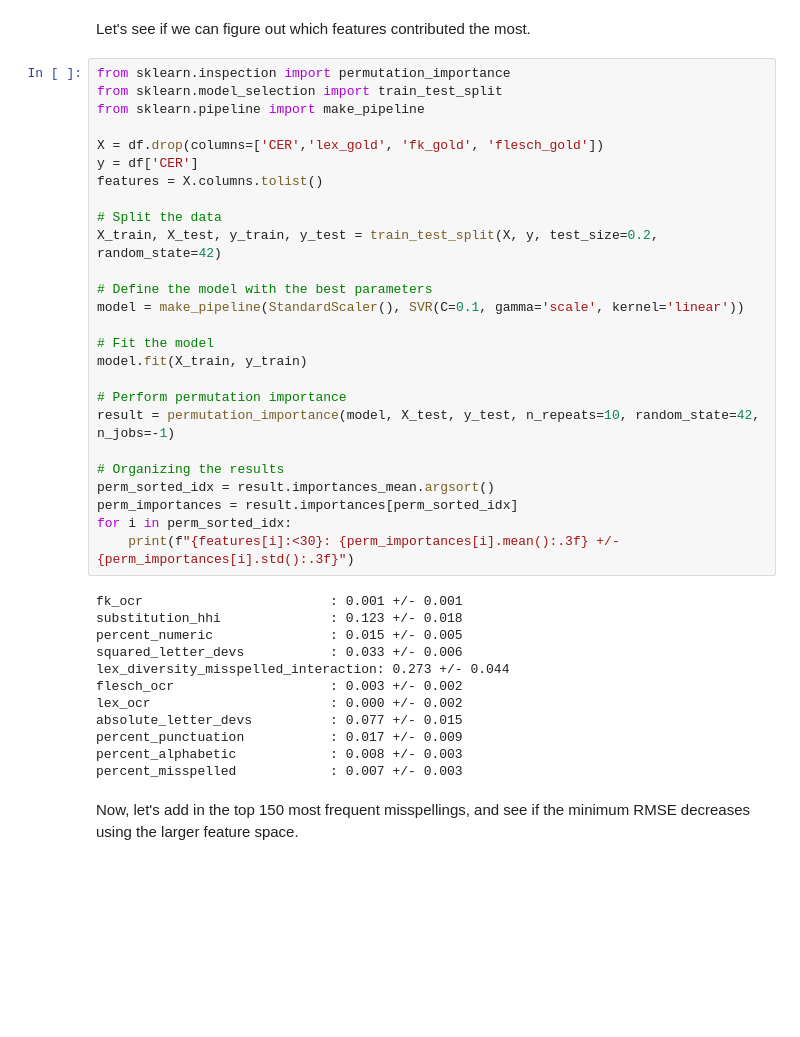
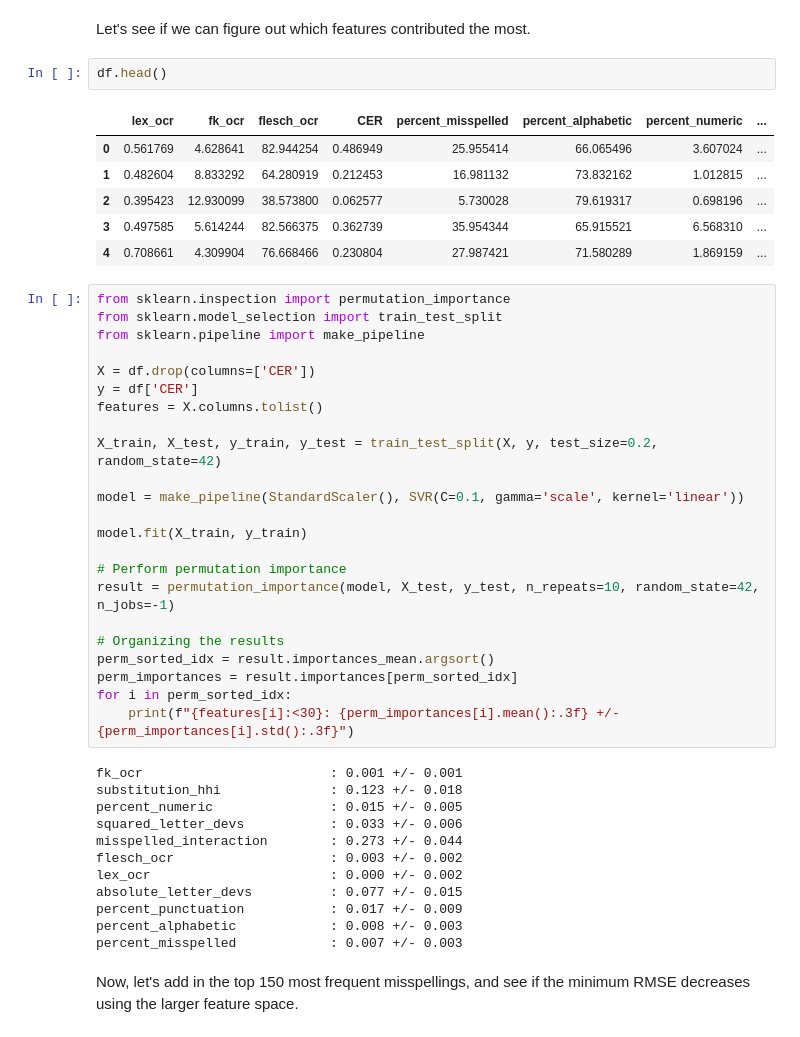
Before and after one commit to larakaracasu/HL-Spring-24, a Jupyter notebook: cer_prediction_model/predict_cer_model.ipynb, the cells around one changed output. Cells and saved outputs as stored; diff of their text form; blank space fills up the shorter version.

Commit message:
Downloaded model PKL, developed file to perform all feature computations and output predictions, generated requirements file.

```diff
--- a/analyses/predict_cer_model.ipynb
+++ b/cer_prediction_model/predict_cer_model.ipynb
@@ -342,22 +341,28 @@ After adding in the percent alphanumerical features, as well as the deviation ba
 - Model: svr, Best RMSE: 0.0800, Best Params: {'model__C': 0.1, 'model__gamma': 'scale', 'model__kernel': 'linear'}
 # %% [markdown]
 Let's see if we can figure out which features contributed the most.
+# %%
+df.head()
+# %% [output]
+|  | lex_ocr | fk_ocr | flesch_ocr | CER | percent_misspelled | percent_alphabetic | percent_numeric | ... |
+| 0 | 0.561769 | 4.628641 | 82.944254 | 0.486949 | 25.955414 | 66.065496 | 3.607024 | ... |
+| 1 | 0.482604 | 8.833292 | 64.280919 | 0.212453 | 16.981132 | 73.832162 | 1.012815 | ... |
+| 2 | 0.395423 | 12.930099 | 38.573800 | 0.062577 | 5.730028 | 79.619317 | 0.698196 | ... |
+| 3 | 0.497585 | 5.614244 | 82.566375 | 0.362739 | 35.954344 | 65.915521 | 6.568310 | ... |
+| 4 | 0.708661 | 4.309904 | 76.668466 | 0.230804 | 27.987421 | 71.580289 | 1.869159 | ... |
 # %%
 from sklearn.inspection import permutation_importance
 from sklearn.model_selection import train_test_split
 from sklearn.pipeline import make_pipeline
 
-X = df.drop(columns=['CER','lex_gold', 'fk_gold', 'flesch_gold'])
+X = df.drop(columns=['CER'])
 y = df['CER']
 features = X.columns.tolist()
 
-# Split the data
 X_train, X_test, y_train, y_test = train_test_split(X, y, test_size=0.2, random_state=42)
 
-# Define the model with the best parameters
 model = make_pipeline(StandardScaler(), SVR(C=0.1, gamma='scale', kernel='linear'))
 
-# Fit the model
 model.fit(X_train, y_train)
 
 # Perform permutation importance
@@ -373,7 +378,7 @@ fk_ocr                        : 0.001 +/- 0.001
 substitution_hhi              : 0.123 +/- 0.018
 percent_numeric               : 0.015 +/- 0.005
 squared_letter_devs           : 0.033 +/- 0.006
-lex_diversity_misspelled_interaction: 0.273 +/- 0.044
+misspelled_interaction        : 0.273 +/- 0.044
 flesch_ocr                    : 0.003 +/- 0.002
 lex_ocr                       : 0.000 +/- 0.002
 absolute_letter_devs          : 0.077 +/- 0.015
```
Also changed, not shown: parts of 15 cells of this notebook, 4 other files.
